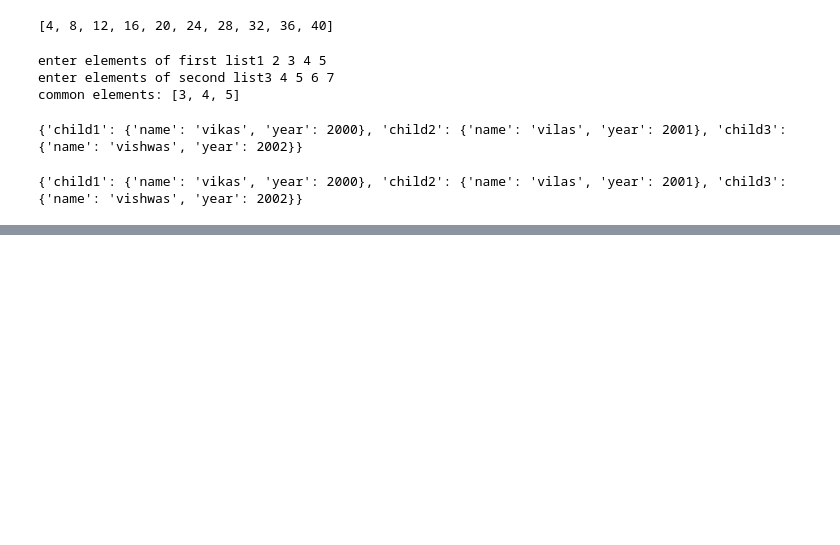
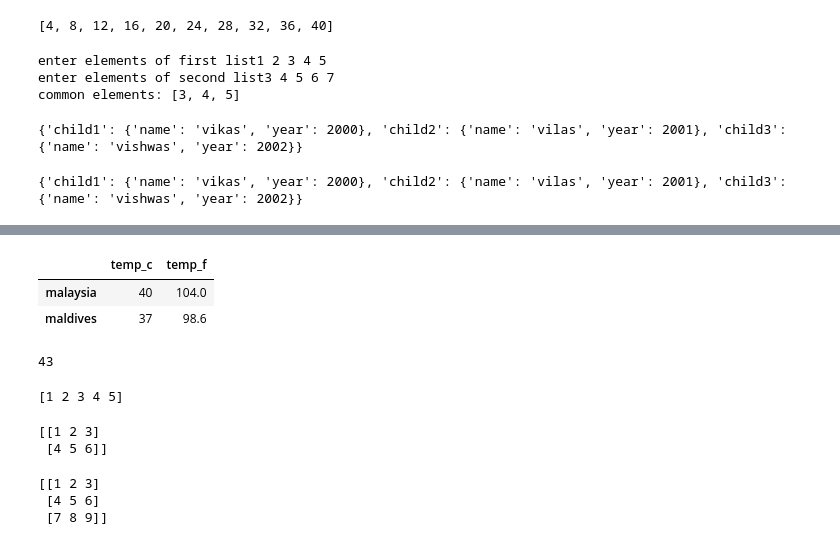
Before and after one commit to patilninganagouda100/nkp, a Jupyter notebook: learn.ipynb, the cells around one changed output, grey strips where cells are left out. Saved outputs shown, nothing was run; the diff lists cells and outputs as text; code cells hidden in the pictures; blank space fills up the shorter version.

```diff
--- a/learn.ipynb
+++ b/learn.ipynb
@@ -463,0 +615,35 @@ print(myfamily)
+# %%
+import pandas as pd
+df=pd.DataFrame({"temp_c":[40,37]},index=["malaysia","maldives"])
+df.assign(temp_f=df["temp_c"]*9/5+32)
+# %% [output]
+|  | temp_c | temp_f |
+| malaysia | 40 | 104.0 |
+| maldives | 37 | 98.6 |
+# %%
+import numpy as np
+arr=np.array(43) ##0D array
+print(arr)
+# %% [output]
+43
+# %%
+import numpy as np
+arr=np.array([1,2,3,4,5]) ##1D array
+print(arr)
+# %% [output]
+[1 2 3 4 5]
+# %%
+import numpy as np
+arr=np.array([[1,2,3],[4,5,6]]) ## 2D array
+print(arr)
+# %% [output]
+[[1 2 3]
+ [4 5 6]]
+# %%
+import numpy as np
+arr=np.array([[1,2,3],[4,5,6],[7,8,9]]) ## 3D array
+print(arr)
+# %% [output]
+[[1 2 3]
+ [4 5 6]
+ [7 8 9]]
```
Also changed, not shown: parts of 11 cells of this notebook.
